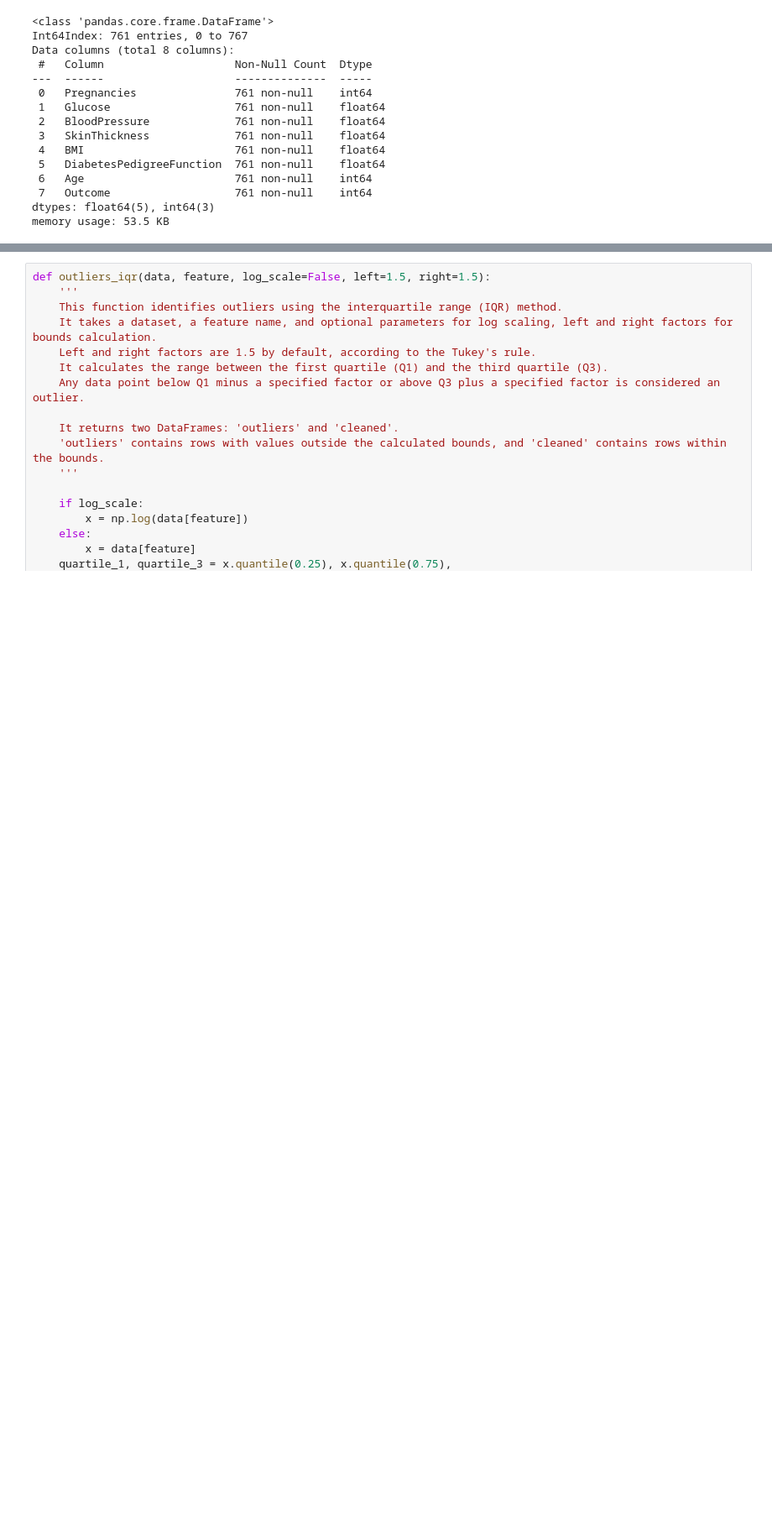
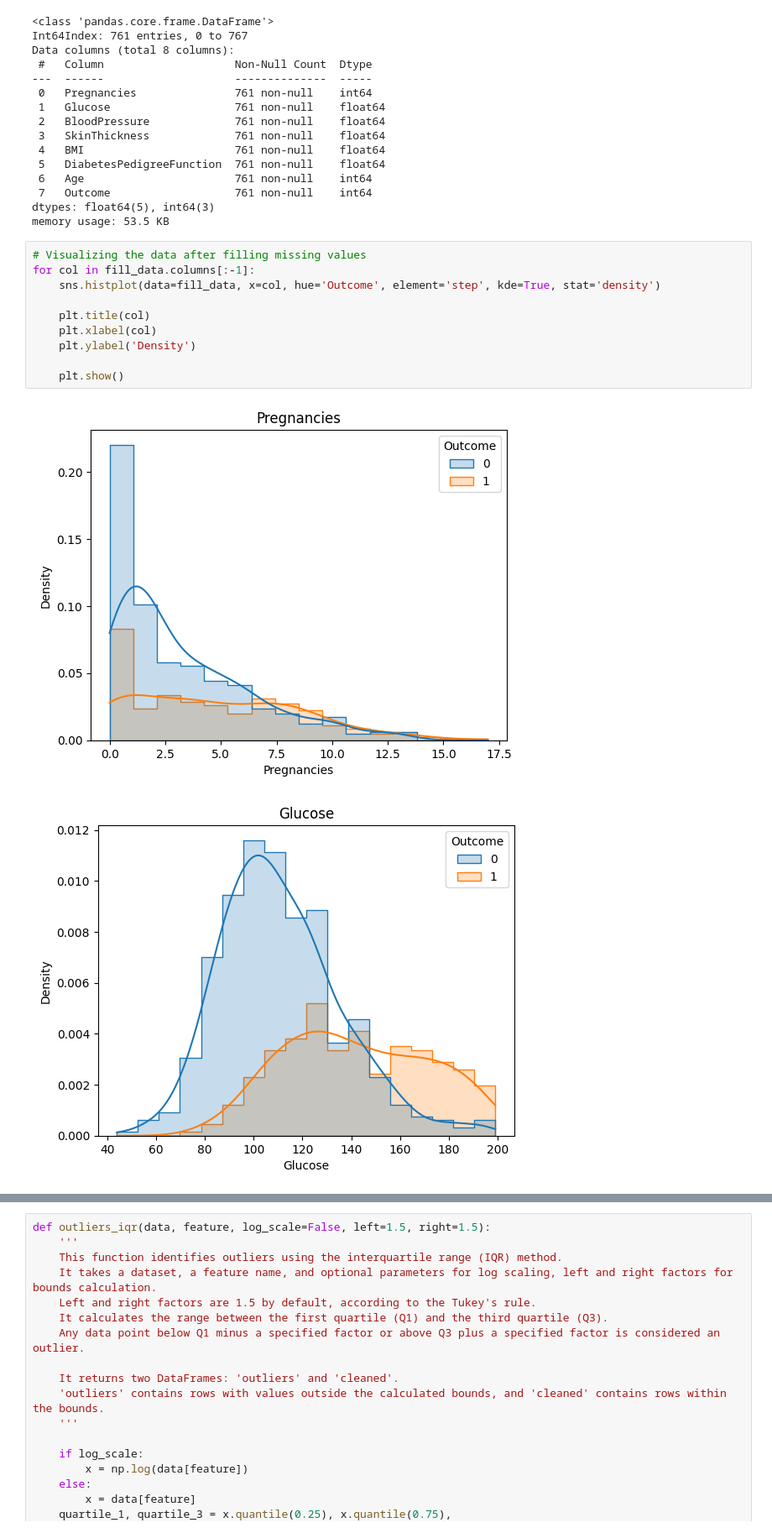
Before and after one commit to PlatonRemis/data_science_portfolio, a Jupyter notebook: data_cleaning/diabetes_dataset.ipynb, the cells around one changed output, grey strips where cells are left out. Shown at 84% size. Drawn from its saved outputs; the diff is of its cells as text; blank space fills up the shorter version.

Commit message:
Added visualization and description of columns

```diff
--- a/data_cleaning/diabetes_dataset.ipynb
+++ b/data_cleaning/diabetes_dataset.ipynb
@@ -194,3 +207,16 @@ Data columns (total 8 columns):
  7   Outcome                   761 non-null    int64
 dtypes: float64(5), int64(3)
 memory usage: 53.5 KB
+# %%
+# Visualizing the data after filling missing values
+for col in fill_data.columns[:-1]:
+    sns.histplot(data=fill_data, x=col, hue='Outcome', element='step', kde=True, stat='density')
+
+    plt.title(col)
+    plt.xlabel(col)
+    plt.ylabel('Density')
+
+    plt.show()
+# %% [output]
+[figure, added]
+[figure, added]
```
Also changed, not shown: parts of 2 cells of this notebook.
